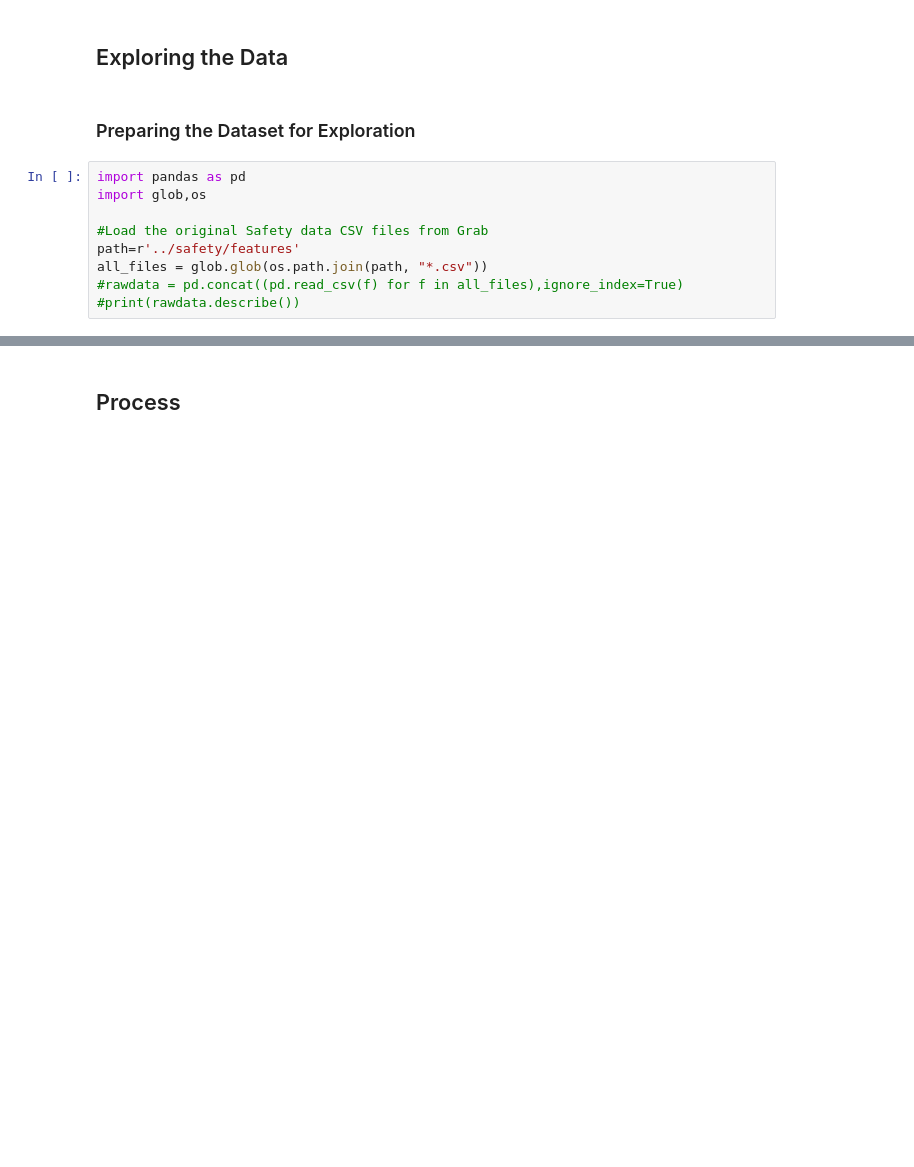
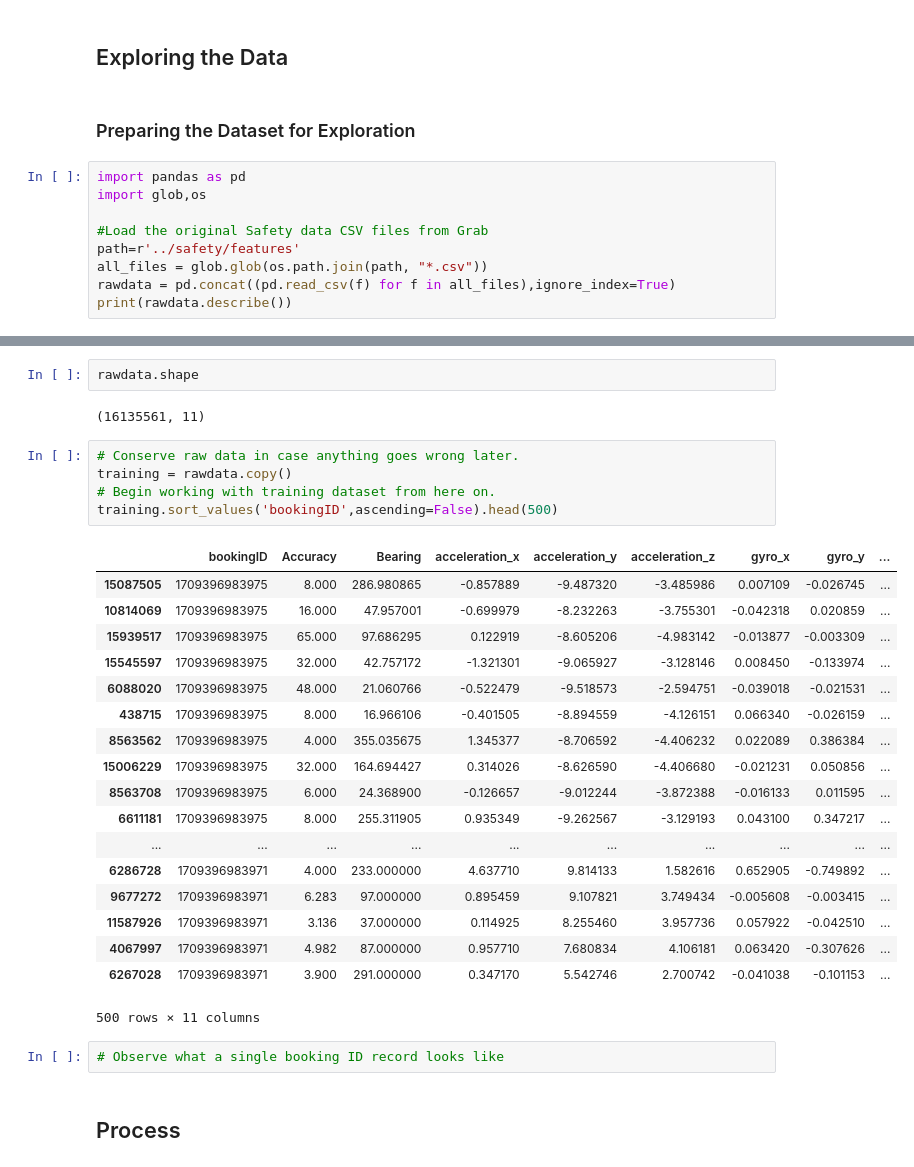
Before and after one commit to lswh/safe-driver-sweet-lover, a Jupyter notebook: SafeDriverSweetLover.ipynb, the cells around one changed output, grey strips where cells are left out. Cells and saved outputs as stored; diff of their text form; blank space fills up the shorter version.

Commit message:
Studied the values of single booking

```diff
--- a/SafeDriverSweetLover.ipynb
+++ b/SafeDriverSweetLover.ipynb
@@ -13,6 +13,6 @@ import glob,os
 #Load the original Safety data CSV files from Grab
 path=r'../safety/features'
 all_files = glob.glob(os.path.join(path, "*.csv"))
-#rawdata = pd.concat((pd.read_csv(f) for f in all_files),ignore_index=True)
-#print(rawdata.describe())
+rawdata = pd.concat((pd.read_csv(f) for f in all_files),ignore_index=True)
+print(rawdata.describe())
 # %% [output]
@@ -20,3 +36,33 @@ KeyboardInterrupt:
+# %%
+rawdata.shape
+# %% [output]
+(16135561, 11)
+# %%
+# Conserve raw data in case anything goes wrong later.
+training = rawdata.copy()
+# Begin working with training dataset from here on.
+training.sort_values('bookingID',ascending=False).head(500)
+# %% [output]
+|  | bookingID | Accuracy | Bearing | acceleration_x | acceleration_y | acceleration_z | gyro_x | gyro_y | ... |
+| 15087505 | 1709396983975 | 8.000 | 286.980865 | -0.857889 | -9.487320 | -3.485986 | 0.007109 | -0.026745 | ... |
+| 10814069 | 1709396983975 | 16.000 | 47.957001 | -0.699979 | -8.232263 | -3.755301 | -0.042318 | 0.020859 | ... |
+| 15939517 | 1709396983975 | 65.000 | 97.686295 | 0.122919 | -8.605206 | -4.983142 | -0.013877 | -0.003309 | ... |
+| 15545597 | 1709396983975 | 32.000 | 42.757172 | -1.321301 | -9.065927 | -3.128146 | 0.008450 | -0.133974 | ... |
+| 6088020 | 1709396983975 | 48.000 | 21.060766 | -0.522479 | -9.518573 | -2.594751 | -0.039018 | -0.021531 | ... |
+| 438715 | 1709396983975 | 8.000 | 16.966106 | -0.401505 | -8.894559 | -4.126151 | 0.066340 | -0.026159 | ... |
+| 8563562 | 1709396983975 | 4.000 | 355.035675 | 1.345377 | -8.706592 | -4.406232 | 0.022089 | 0.386384 | ... |
+| 15006229 | 1709396983975 | 32.000 | 164.694427 | 0.314026 | -8.626590 | -4.406680 | -0.021231 | 0.050856 | ... |
+| 8563708 | 1709396983975 | 6.000 | 24.368900 | -0.126657 | -9.012244 | -3.872388 | -0.016133 | 0.011595 | ... |
+| 6611181 | 1709396983975 | 8.000 | 255.311905 | 0.935349 | -9.262567 | -3.129193 | 0.043100 | 0.347217 | ... |
+| ... | ... | ... | ... | ... | ... | ... | ... | ... | ... |
+| 6286728 | 1709396983971 | 4.000 | 233.000000 | 4.637710 | 9.814133 | 1.582616 | 0.652905 | -0.749892 | ... |
+| 9677272 | 1709396983971 | 6.283 | 97.000000 | 0.895459 | 9.107821 | 3.749434 | -0.005608 | -0.003415 | ... |
+| 11587926 | 1709396983971 | 3.136 | 37.000000 | 0.114925 | 8.255460 | 3.957736 | 0.057922 | -0.042510 | ... |
+| 4067997 | 1709396983971 | 4.982 | 87.000000 | 0.957710 | 7.680834 | 4.106181 | 0.063420 | -0.307626 | ... |
+| 6267028 | 1709396983971 | 3.900 | 291.000000 | 0.347170 | 5.542746 | 2.700742 | -0.041038 | -0.101153 | ... |
+500 rows × 11 columns
+# %%
+# Observe what a single booking ID record looks like
 # %% [markdown]
 ## Process
 # %% [markdown]
```
Also changed, not shown: parts of 1 cell of this notebook, 2 other files.
